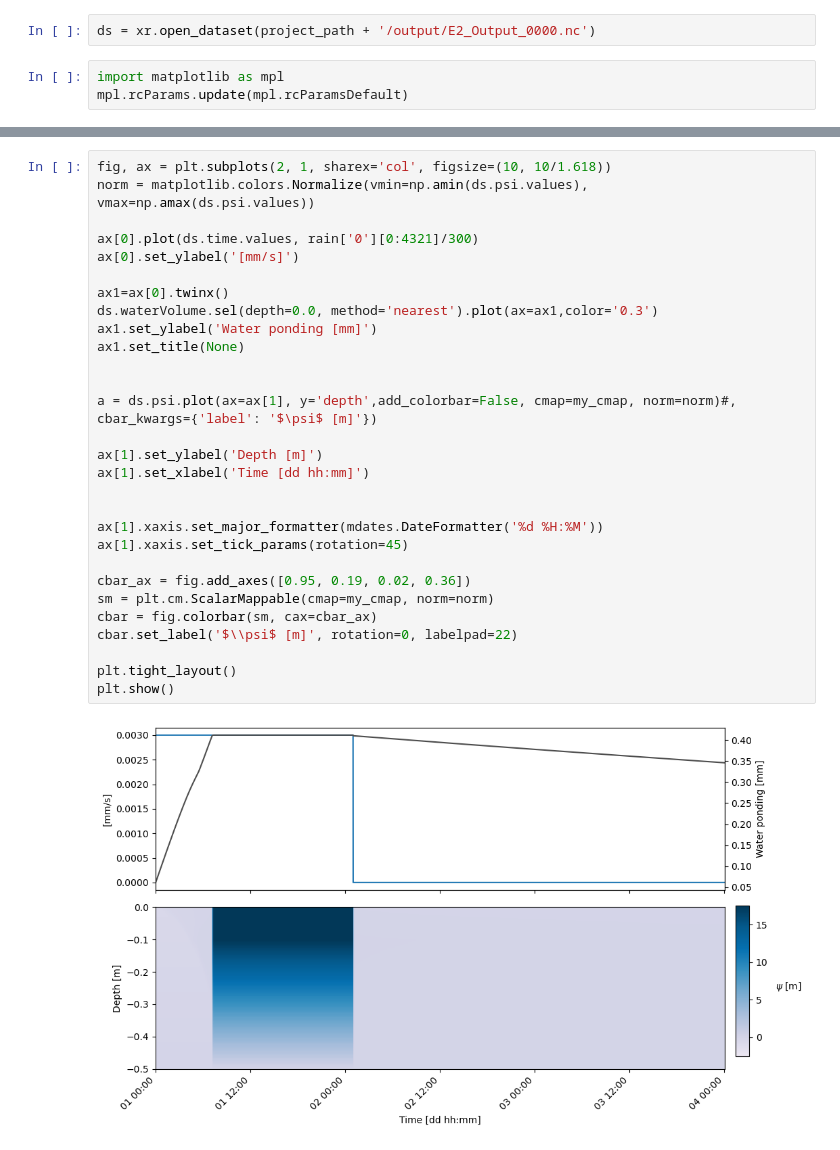
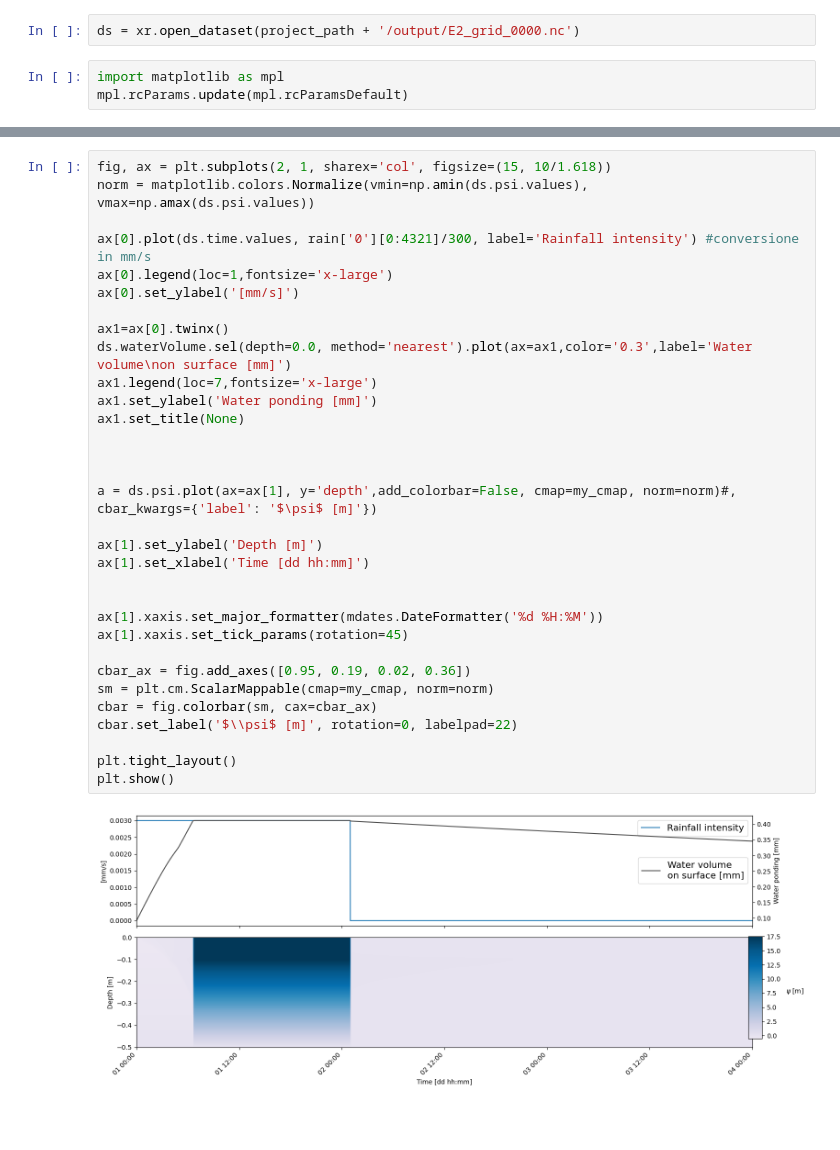
Before and after one commit to Fakkin/WHETGEO1D_Idrologia_21_22, a Jupyter notebook: Jupyter_Notebook/Terreno2.ipynb, the cells around one changed output, grey strips where cells are left out. Saved outputs shown, nothing was run; the diff lists cells and outputs as text; blank space fills up the shorter version.

```diff
--- a/Jupyter_Notebook/Terreno2.ipynb
+++ b/Jupyter_Notebook/Terreno2.ipynb
@@ -168,7 +167,7 @@ colors = ['#a6cee3', '#1f78b4', '#b2df8a', '#33a02c', '#fb9a99', '#e31a1c', '#fd
 
 plt.rcParams.update(nice_fonts)
 # %%
-ds = xr.open_dataset(project_path + '/output/E2_Output_0000.nc')
+ds = xr.open_dataset(project_path + '/output/E2_grid_0000.nc')
 # %%
 import matplotlib as mpl
 mpl.rcParams.update(mpl.rcParamsDefault)
@@ -201,32 +184,35 @@ rain
 # %%
-fig, ax = plt.subplots(2, 1, sharex='col', figsize=(10, 10/1.618))
+fig, ax = plt.subplots(2, 1, sharex='col', figsize=(15, 10/1.618))
 norm = matplotlib.colors.Normalize(vmin=np.amin(ds.psi.values), vmax=np.amax(ds.psi.values))
 
-ax[0].plot(ds.time.values, rain['0'][0:4321]/300)
+ax[0].plot(ds.time.values, rain['0'][0:4321]/300, label='Rainfall intensity') #conversione in mm/s
+ax[0].legend(loc=1,fontsize='x-large')
 ax[0].set_ylabel('[mm/s]')
 
 ax1=ax[0].twinx()
-ds.waterVolume.sel(depth=0.0, method='nearest').plot(ax=ax1,color='0.3')
+ds.waterVolume.sel(depth=0.0, method='nearest').plot(ax=ax1,color='0.3',label='Water volume\non surface [mm]')
+ax1.legend(loc=7,fontsize='x-large')
 ax1.set_ylabel('Water ponding [mm]')
 ax1.set_title(None)
+
 
 
 a = ds.psi.plot(ax=ax[1], y='depth',add_colorbar=False, cmap=my_cmap, norm=norm)#, cbar_kwargs={'label': '$\psi$ [m]'})
 
 ax[1].set_ylabel('Depth [m]')
 ax[1].set_xlabel('Time [dd hh:mm]')
 
 
 ax[1].xaxis.set_major_formatter(mdates.DateFormatter('%d %H:%M'))
 ax[1].xaxis.set_tick_params(rotation=45)
 
 cbar_ax = fig.add_axes([0.95, 0.19, 0.02, 0.36])
 sm = plt.cm.ScalarMappable(cmap=my_cmap, norm=norm)
 cbar = fig.colorbar(sm, cax=cbar_ax)
 cbar.set_label('$\\psi$ [m]', rotation=0, labelpad=22)
 
 plt.tight_layout()
 plt.show()
 # %% [output]
-[figure, old version]
+[figure, new version]
 # %%
```
Also changed, not shown: parts of 10 cells of this notebook, 20 other files.
